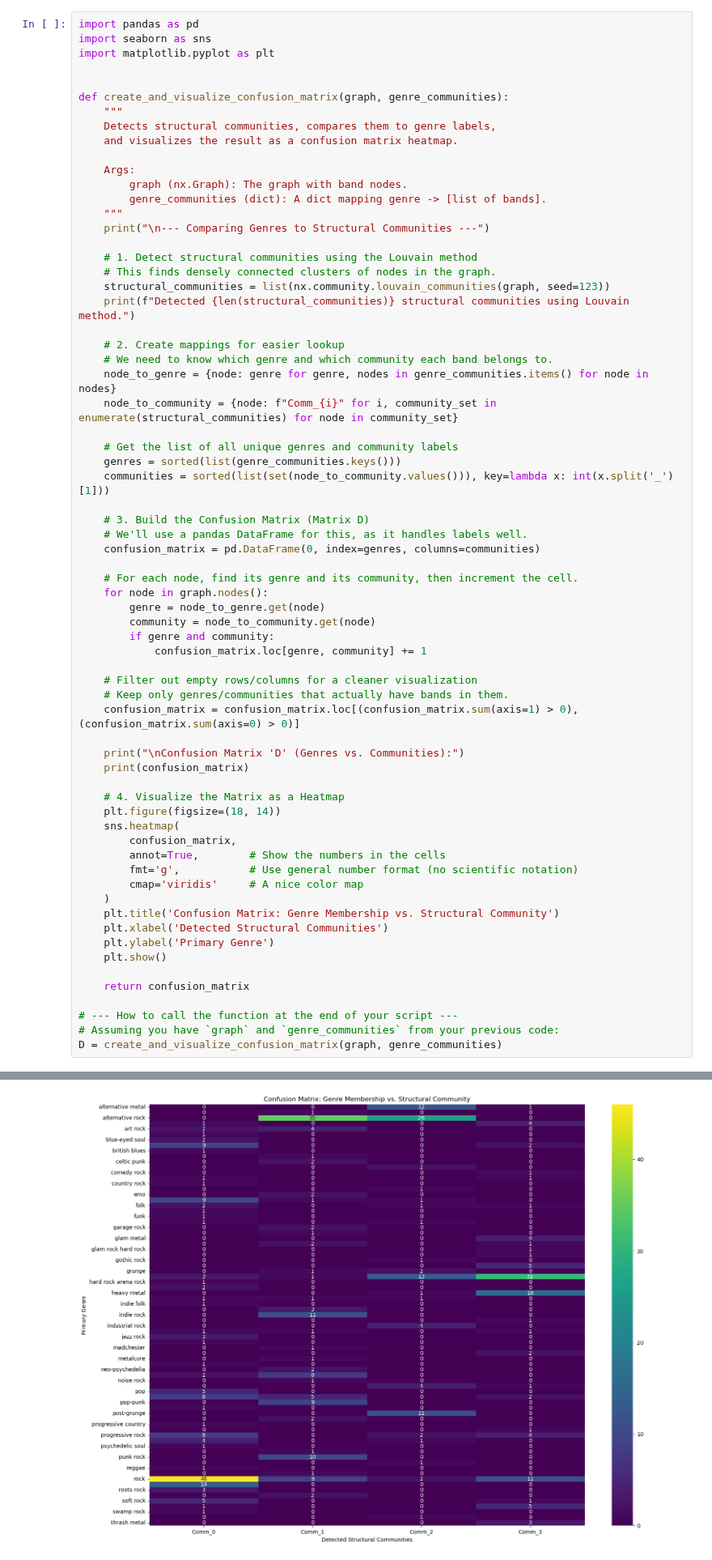
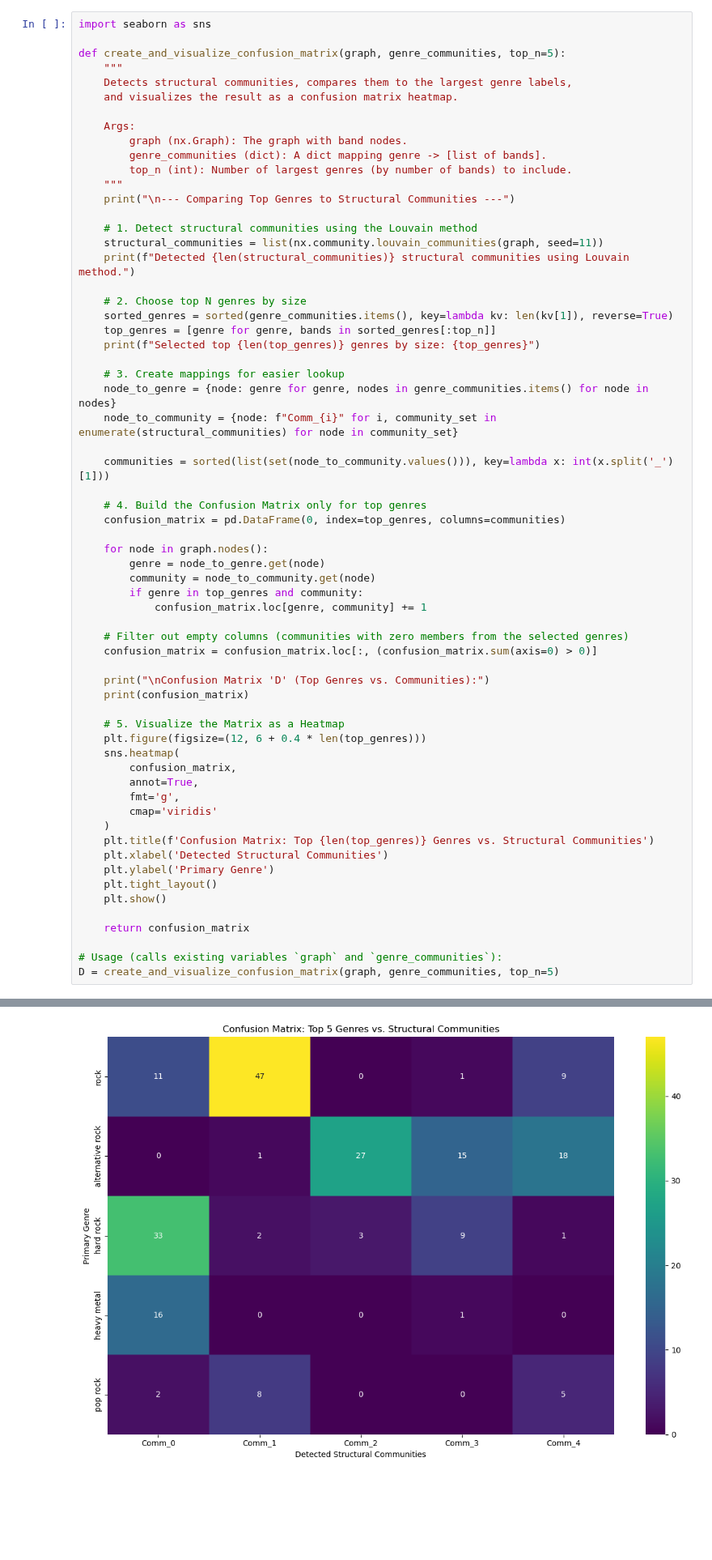
Before and after one commit to noanorgaard/SocialGraphs, a Jupyter notebook: Assignment2/Part3.ipynb, the cells around one changed output, grey strips where cells are left out. Shown at 81% size. Cells and saved outputs as stored; diff of their text form; blank space fills up the shorter version.

```diff
--- a/Assignment2/Part3.ipynb
+++ b/Assignment2/Part3.ipynb
@@ -260,70 +260,66 @@ bar (0.33), color (0.26), till (0.26), daughtry (0.23), text (0.20), rock (0.19)
 # %% [markdown]
 ## Use the matrix D(Lecture 7, part 2) to dicusss the difference between the word-clouds between genres and communities.
 # %%
-import pandas as pd
 import seaborn as sns
-import matplotlib.pyplot as plt
 
-
-def create_and_visualize_confusion_matrix(graph, genre_communities):
+def create_and_visualize_confusion_matrix(graph, genre_communities, top_n=5):
     """
-    Detects structural communities, compares them to genre labels,
+    Detects structural communities, compares them to the largest genre labels,
     and visualizes the result as a confusion matrix heatmap.
 
     Args:
         graph (nx.Graph): The graph with band nodes.
         genre_communities (dict): A dict mapping genre -> [list of bands].
+        top_n (int): Number of largest genres (by number of bands) to include.
     """
-    print("\n--- Comparing Genres to Structural Communities ---")
+    print("\n--- Comparing Top Genres to Structural Communities ---")
 
     # 1. Detect structural communities using the Louvain method
-    # This finds densely connected clusters of nodes in the graph.
-    structural_communities = list(nx.community.louvain_communities(graph, seed=123))
+    structural_communities = list(nx.community.louvain_communities(graph, seed=11))
     print(f"Detected {len(structural_communities)} structural communities using Louvain method.")
 
-    # 2. Create mappings for easier lookup
-    # We need to know which genre and which community each band belongs to.
+    # 2. Choose top N genres by size
+    sorted_genres = sorted(genre_communities.items(), key=lambda kv: len(kv[1]), reverse=True)
+    top_genres = [genre for genre, bands in sorted_genres[:top_n]]
+    print(f"Selected top {len(top_genres)} genres by size: {top_genres}")
+
+    # 3. Create mappings for easier lookup
     node_to_genre = {node: genre for genre, nodes in genre_communities.items() for node in nodes}
     node_to_community = {node: f"Comm_{i}" for i, community_set in enumerate(structural_communities) for node in community_set}
 
-    # Get the list of all unique genres and community labels
-    genres = sorted(list(genre_communities.keys()))
     communities = sorted(list(set(node_to_community.values())), key=lambda x: int(x.split('_')[1]))
 
-    # 3. Build the Confusion Matrix (Matrix D)
-    # We'll use a pandas DataFrame for this, as it handles labels well.
-    confusion_matrix = pd.DataFrame(0, index=genres, columns=communities)
+    # 4. Build the Confusion Matrix only for top genres
+    confusion_matrix = pd.DataFrame(0, index=top_genres, columns=communities)
 
-    # For each node, find its genre and its community, then increment the cell.
     for node in graph.nodes():
         genre = node_to_genre.get(node)
         community = node_to_community.get(node)
-        if genre and community:
+        if genre in top_genres and community:
             confusion_matrix.loc[genre, community] += 1
 
-    # Filter out empty rows/columns for a cleaner visualization
-    # Keep only genres/communities that actually have bands in them.
-    confusion_matrix = confusion_matrix.loc[(confusion_matrix.sum(axis=1) > 0), (confusion_matrix.sum(axis=0) > 0)]
+    # Filter out empty columns (communities with zero members from the selected genres)
+    confusion_matrix = confusion_matrix.loc[:, (confusion_matrix.sum(axis=0) > 0)]
 
-    print("\nConfusion Matrix 'D' (Genres vs. Communities):")
+    print("\nConfusion Matrix 'D' (Top Genres vs. Communities):")
     print(confusion_matrix)
 
-    # 4. Visualize the Matrix as a Heatmap
-    plt.figure(figsize=(18, 14))
+    # 5. Visualize the Matrix as a Heatmap
+    plt.figure(figsize=(12, 6 + 0.4 * len(top_genres)))
     sns.heatmap(
         confusion_matrix,
-        annot=True,        # Show the numbers in the cells
-        fmt='g',           # Use general number format (no scientific notation)
-        cmap='viridis'     # A nice color map
+        annot=True,
+        fmt='g',
+        cmap='viridis'
     )
-    plt.title('Confusion Matrix: Genre Membership vs. Structural Community')
+    plt.title(f'Confusion Matrix: Top {len(top_genres)} Genres vs. Structural Communities')
     plt.xlabel('Detected Structural Communities')
     plt.ylabel('Primary Genre')
+    plt.tight_layout()
     plt.show()
 
     return confusion_matrix
 
-# --- How to call the function at the end of your script ---
-# Assuming you have `graph` and `genre_communities` from your previous code:
-D = create_and_visualize_confusion_matrix(graph, genre_communities)
+# Usage (calls existing variables `graph` and `genre_communities`):
+D = create_and_visualize_confusion_matrix(graph, genre_communities, top_n=5)
 # %% [output]
@@ -348,4 +337,4 @@ thrash metal            0       0       0       3
-[figure, old version]
+[figure, new version]
 # %% [markdown]
 **Chat** : The analysis reveals a significant divergence between the semantic genre labels and the underlying structural communities of the band network. While our dataset contains 77 distinct primary genres, the Louvain community detection algorithm identifies only 5 major structural communities, indicating that the network is organized around a few large, interconnected scenes."
 "For instance, Community 1 represents a vast 'Mainstream Rock' hub, absorbing numerous smaller genres like 'british blues' which, despite being semantically distinct, do not form their own isolated communities. This contrasts with their word-clouds, which may highlight unique lyrical themes, but fails to capture their integration into the broader rock network."
```
Also changed, not shown: parts of 2 cells of this notebook, 1 other file.
